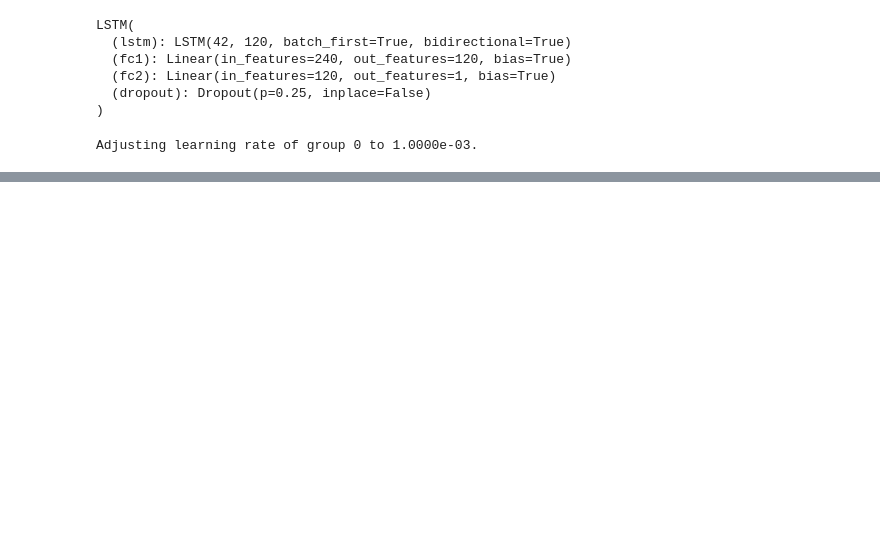
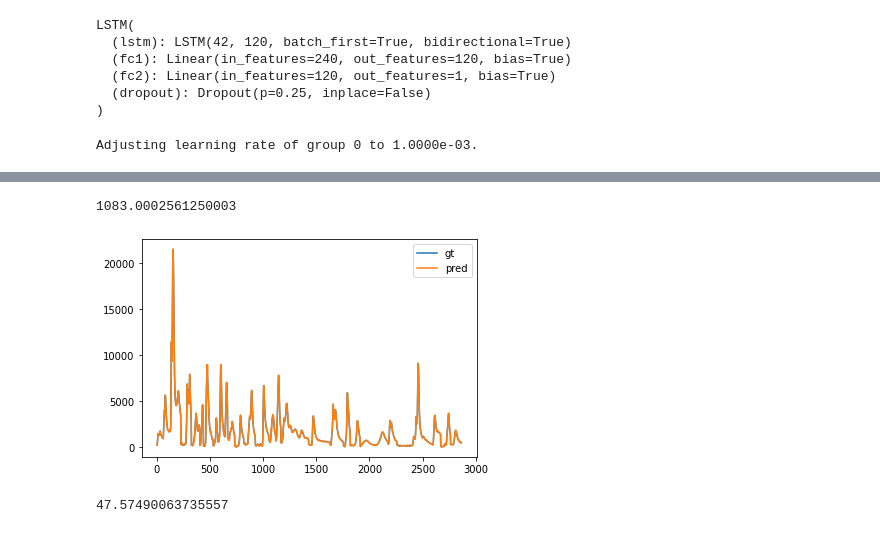
Before and after one commit to johnnyff/bigcontest2021, a Jupyter notebook: danm_lstm.ipynb, the cells around one changed output, grey strips where cells are left out. Drawn from its saved outputs; the diff is of its cells as text; code cells hidden in the pictures; blank space fills up the shorter version.

```diff
--- a/danm_lstm.ipynb
+++ b/danm_lstm.ipynb
@@ -318,0 +304,23 @@ plt.plot(val_loss)
+# %%
+model.eval()
+with torch.no_grad():
+    gt = []
+    preds []
+    mse_val = 0
+    total = 0
+    for seq, labels in test_loader:
+        total = len(test_loader)
+        seq = seq.to(device)
+        labels = labels.to(device).view([-1,seq.size(0)])
+        y_pred = model(seq).view([-1,seq.size(0)])
+
+        labels = torch.tensor(labels)
+        y_pred = torch.tensor(y_pred)
+
+        temp = (seq[:,len(seq)-1,:])
+        gt = scaler.inverse_transform(torch.cat([labels,temp], dim =1).detach().cpu().clone().numpy())[0][0]
+        pred = scaler.inverse_transform(torch.cat([y_pred,temp], dim =1).detach().cpu().clone().numpy())[0][0]
+        loss = loss_function(torch.tensor(pred), torch.tensor(gt)).item()
+        gts.append(gt)
+        preds.append(pred)
+        mse_val += loss
@@ -318,0 +334,16 @@ plt.plot(val_loss)
+# %%
+final_gt = []
+final_pred = []
+final_loss = 0
+for i in range(len(x)):
+    seq = torch.FloatTensor(x[i].reshape(1,3,-1)).to(device)
+    pr = model(seq).reshape(1,-1).to(device)
+    label = torch.tensor(y[i]).reshape(1,-1).to(device)
+    temp = (seq[:,len(seq)-1,:])
+
+    gt = scaler.inverse_transform(torch.cat([label,temp], dim =1).detach().cpu().clone().numpy())[0][0]
+    pred = scaler.inverse_transform(torch.cat([pr,temp], dim =1).detach().cpu().clone().numpy())[0][0]
+    loss = loss_function(torch.tensor(pred), torch.tensor(gt)).item()
+    final_gt.append(gt)
+    final_pred.append(pred)
+    final_loss+=loss
@@ -318,0 +367,17 @@ plt.plot(val_loss)
+# %%
+max(abs(feed['GT ']-feed['predict']))
+# %% [output]
+1083.0002561250003
+# %%
+plt.plot(final_gt, label ='gt')
+plt.plot(final_pred,label = 'pred')
+plt.legend()
+plt.show()
+# %% [output]
+[figure, added]
+# %%
+
+rmse = (final_loss/len(final_gt))**0.5
+rmse
+# %% [output]
+47.57490063735557
```
Also changed, not shown: parts of 9 cells of this notebook.
